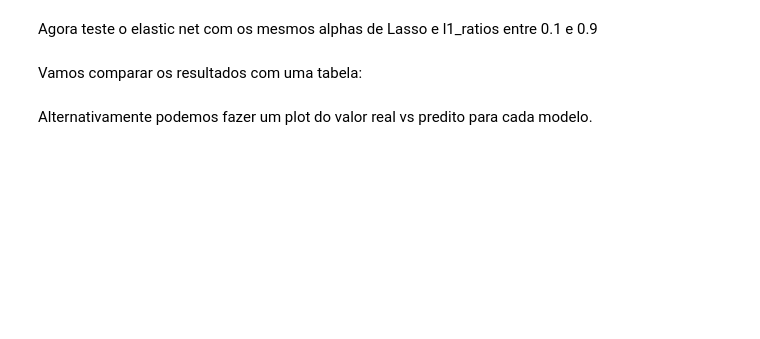
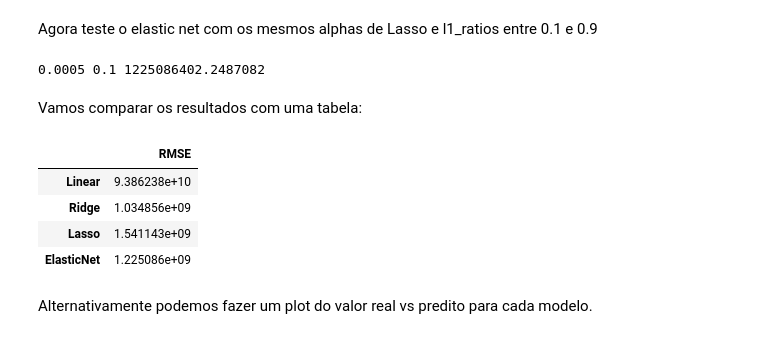
Before and after one commit to gAldeia/UFABC-ML-2018, a Jupyter notebook: 04 - Regularization_and_Gradient_Descent_Exercises.ipynb, the cells around one changed output. Saved outputs shown, nothing was run; the diff lists cells and outputs as text; code cells hidden in the pictures; blank space fills up the shorter version.

```diff
--- a/04 - Regularization_and_Gradient_Descent_Exercises.ipynb
+++ b/04 - Regularization_and_Gradient_Descent_Exercises.ipynb
@@ -399,8 +419,8 @@ alphas2 = np.array([1e-5, 5e-5, 0.0001, 0.0005])
 
 lassoCV = LassoCV(alphas=alphas2,
                   max_iter=5e4,
-                  cv=3).fit(???)
+                  cv=3).fit(X_train, y_train)
 
-lassoCV_rmse = rmse(???)
+lassoCV_rmse = rmse(y_test, lassoCV.predict(X_test))
 
 print(lassoCV.alpha_, lassoCV_rmse)
@@ -418,20 +442,28 @@ l1_ratios = np.linspace(0.1, 0.9, 9)
 
 elasticNetCV = ElasticNetCV(alphas=alphas2,
                             l1_ratio=l1_ratios,
-                            max_iter=1e4).fit(???)
-elasticNetCV_rmse = rmse(???)
+                            max_iter=1e4).fit(X_train, y_train)
+elasticNetCV_rmse = rmse(y_test, elasticNetCV.predict(X_test))
 
 print(elasticNetCV.alpha_, elasticNetCV.l1_ratio_, elasticNetCV_rmse)
+# %% [output]
+0.0005 0.1 1225086402.2487082
 # %% [markdown]
 Vamos comparar os resultados com uma tabela:
 # %%
 rmse_vals = [linearRegression_rmse, ridgeCV_rmse, lassoCV_rmse, elasticNetCV_rmse]
 
 labels = ['Linear', 'Ridge', 'Lasso', 'ElasticNet']
 
-rmse_df = pd.Series(???, index=???).to_frame()
+rmse_df = pd.Series(rmse_vals, index=labels).to_frame()
 rmse_df.rename(columns={0: 'RMSE'}, inplace=1)
 rmse_df
+# %% [output]
+|  | RMSE |
+| Linear | 9.386238e+10 |
+| Ridge | 1.034856e+09 |
+| Lasso | 1.541143e+09 |
+| ElasticNet | 1.225086e+09 |
 # %% [markdown]
 Alternativamente podemos fazer um plot do valor real vs predito para cada modelo.
 # %%
```
Also changed, not shown: parts of 10 cells of this notebook.
